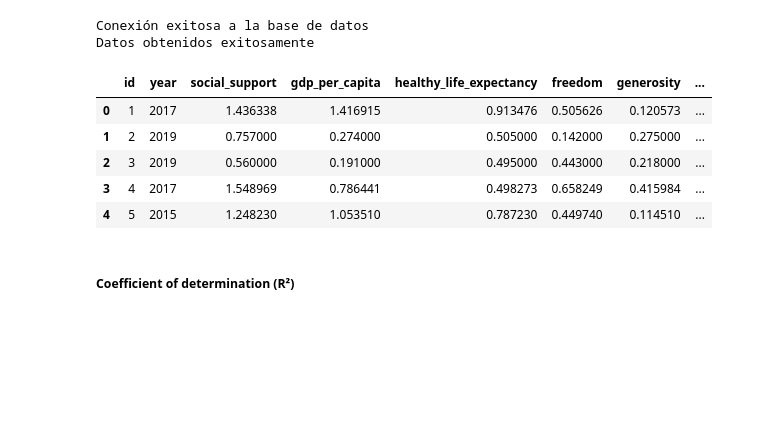
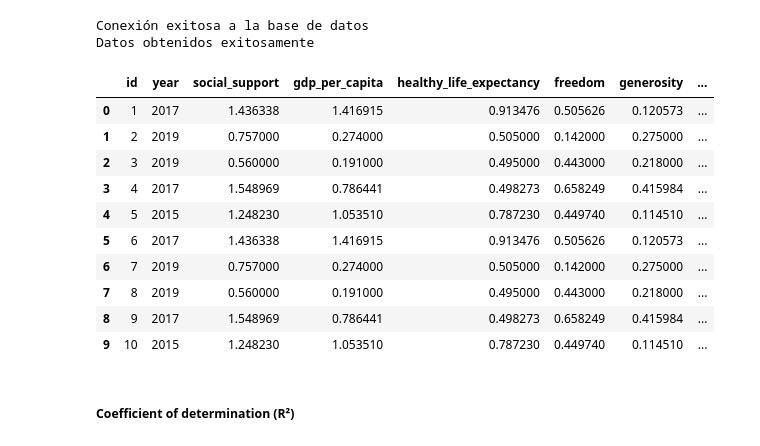
Before and after one commit to mdlangeles/ML_and_Data_Streaming_with_Kafka_WORKSHOP3, a Jupyter notebook: Notebooks/metric.ipynb, the cells around one changed output. Saved outputs shown, nothing was run; the diff lists cells and outputs as text; code cells hidden in the pictures; blank space fills up the shorter version.

```diff
--- a/Notebooks/metric.ipynb
+++ b/Notebooks/metric.ipynb
@@ -15,14 +15,19 @@ df = get_data()
 Conexión exitosa a la base de datos
 Datos obtenidos exitosamente
 # %%
-df.head()
+df.head(10)
 # %% [output]
 |  | id | year | social_support | gdp_per_capita | healthy_life_expectancy | freedom | generosity | ... |
 | 0 | 1 | 2017 | 1.436338 | 1.416915 | 0.913476 | 0.505626 | 0.120573 | ... |
 | 1 | 2 | 2019 | 0.757000 | 0.274000 | 0.505000 | 0.142000 | 0.275000 | ... |
 | 2 | 3 | 2019 | 0.560000 | 0.191000 | 0.495000 | 0.443000 | 0.218000 | ... |
 | 3 | 4 | 2017 | 1.548969 | 0.786441 | 0.498273 | 0.658249 | 0.415984 | ... |
 | 4 | 5 | 2015 | 1.248230 | 1.053510 | 0.787230 | 0.449740 | 0.114510 | ... |
+| 5 | 6 | 2017 | 1.436338 | 1.416915 | 0.913476 | 0.505626 | 0.120573 | ... |
+| 6 | 7 | 2019 | 0.757000 | 0.274000 | 0.505000 | 0.142000 | 0.275000 | ... |
+| 7 | 8 | 2019 | 0.560000 | 0.191000 | 0.495000 | 0.443000 | 0.218000 | ... |
+| 8 | 9 | 2017 | 1.548969 | 0.786441 | 0.498273 | 0.658249 | 0.415984 | ... |
+| 9 | 10 | 2015 | 1.248230 | 1.053510 | 0.787230 | 0.449740 | 0.114510 | ... |
 # %%
 y_test = df['happiness_score']
 y_pred = df['predicted_happiness_score']
```
Also changed, not shown: parts of 6 cells of this notebook, 6 other files.
